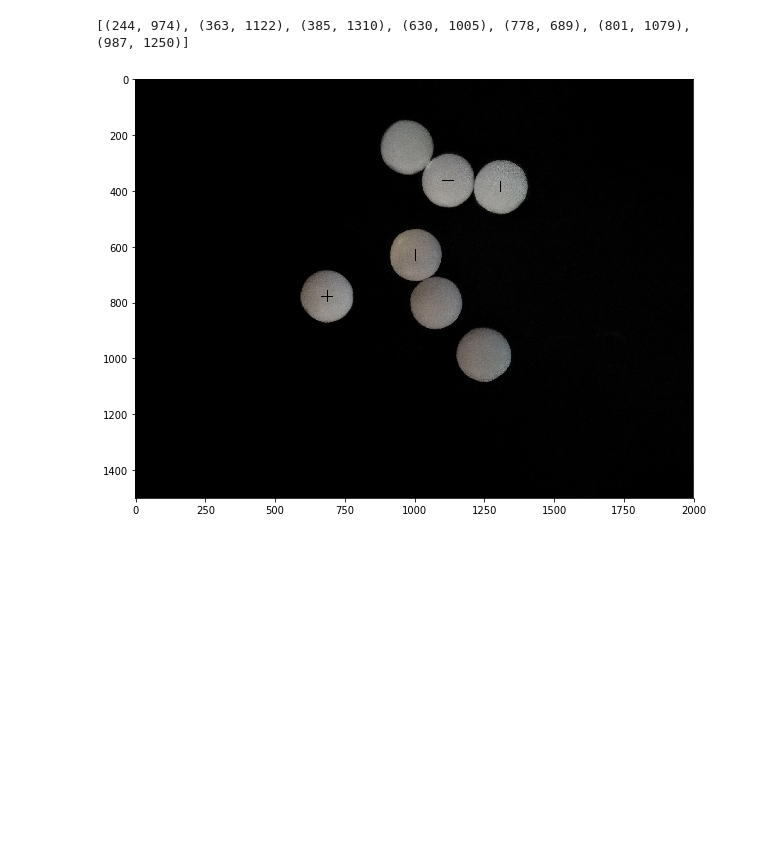
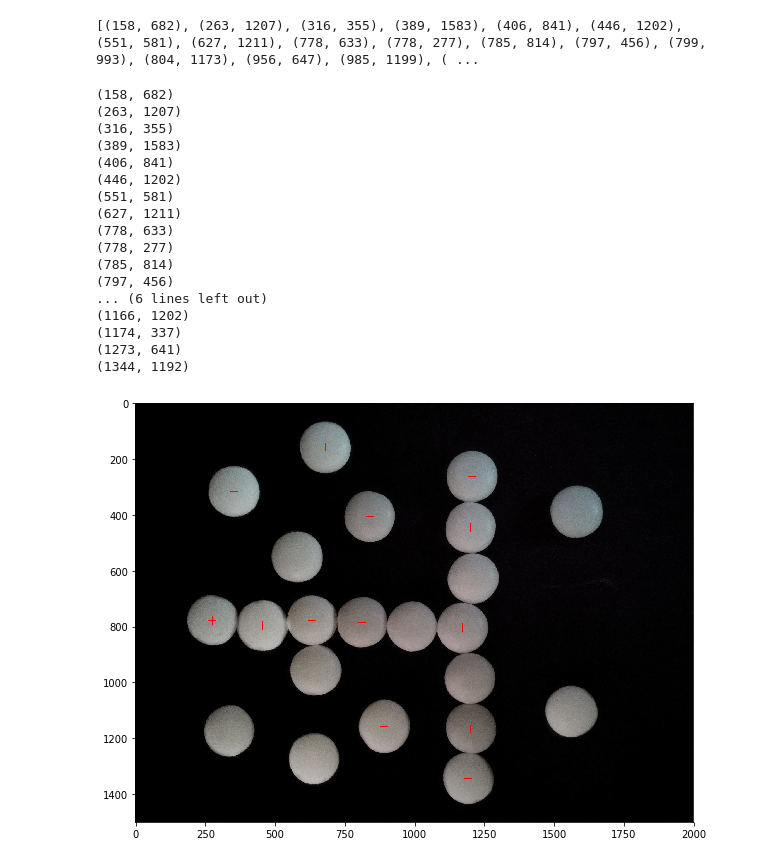
Before and after one commit to Paarzivall/Przetwarzanie-Obraz-w-Cyfrowych, a Jupyter notebook: Projekt_Zaliczeniowy/Na ocene dst/projekt.ipynb, the cells around one changed output. Drawn from its saved outputs; the diff is of its cells as text; code cells hidden in the pictures; blank space fills up the shorter version.

```diff
--- a/Projekt_Zaliczeniowy/Na ocene dst/projekt.ipynb
+++ b/Projekt_Zaliczeniowy/Na ocene dst/projekt.ipynb
@@ -107,7 +107,7 @@ def scal(img):
 
     return img
 # %%
-img = io.imread('mentosy/img4.jpg')
+img = io.imread('mentosy/img15.jpg')
 
 plt.figure(figsize=(15,10))
 plt.imshow(img, cmap="gray")
@@ -128,21 +129,27 @@ def ile_procent(img):
                 tlo += 1
     return (obiekt/tlo)*100
 # %%
+image = img_as_ubyte(rgb2gray(img))#najpierw zmiana na obraz w odcieniach szarości, następnie na wartości 0-255
 th = 150
-image = img_as_ubyte(rgb2gray(img))
-th, bimm = cv2.threshold(image, thresh=th, maxval=255, type=cv2.THRESH_OTSU)
-mbim = cv2.medianBlur(bimm,  11)
+kernel = np.ones((3,3),np.uint8)
+plt.imshow(image, cmap="gray")
+plt.axis('on')
+plt.show()
 
-kernel = np.ones((3,3),np.uint8)
-erodeBin = cv2.erode(mbim, kernel=kernel, iterations=25)
+th, bimm = cv2.threshold(image, thresh=th, maxval=255, type=cv2.THRESH_OTSU)#binaryzacja obrazu wejściowego metodą OTSU
+mbim = cv2.medianBlur(bimm,  11)#filtr medianowy
 
-plt.imshow(erodeBin, cmap="gray")
-plt.axis('off')
+plt.imshow(mbim, cmap="gray")
+plt.axis('on')
 plt.show()
-ile = ile_procent(mbim)
-print('Obiekty na tym obrazie zajmują: %.2f' % ile, "%")
 
-dt = cv2.distanceTransform(mbim, distanceType=cv2.DIST_L2, maskSize=cv2.DIST_MASK_PRECISE)
-th, bim = cv2.threshold(dt, thresh=th, maxval=255, type=cv2.THRESH_BINARY_INV)
-bimm = cv2.erode(bim, kernel=kernel, iterations=25)
+#ile = ile_procent(mbim)
+#print('Obiekty na tym obrazie zajmują: %.2f' % ile, "%")
+
+dt = cv2.distanceTransform(mbim, distanceType=cv2.DIST_L2, maskSize=cv2.DIST_MASK_PRECISE)#transformata odległościowa
+
+th = 45
+th, bim = cv2.threshold(dt, thresh=th, maxval=255, type=cv2.THRESH_BINARY_INV)#ponowna binaryzacja aby obiekty miały wartość 255
+bimm = cv2.erode(bim, kernel=kernel, iterations=25)#operacja erozji
+show2imgs(bimm, dt, title1='Obraz po binaryzacji', title2='Obraz po transformacie odległościowej', size=(25,25))
 # %% [output]
@@ -258,28 +273,46 @@ for i in range(nb_labels):
 
 print(cogs)
 # %% [output]
-[(244, 974), (363, 1122), (385, 1310), (630, 1005), (778, 689), (801, 1079), (987, 1250)]
+[(158, 682), (263, 1207), (316, 355), (389, 1583), (406, 841), (446, 1202), (551, 581), (627, 1211), (778, 633), (778, 277), (785, 814), (797, 456), (799, 993), (804, 1173), (956, 647), (985, 1199), ( ...
 # %%
 def drawMarkers(image, coords):
 
     image = np.copy(image)
 
     for item in coords:
         y,x = item
-        for j in range(y-21, y+20):
-            image[j,x] = 0
-        for i in range(x-21, x+20):
-            image[y,i] = 0
+        print(item)
+        for j in range(y-15, y+15):
+            image[j,x] = (255,0,0)
+        for i in range(x-14, x+15):
+            image[y,i] = (255,0,0)
 
     return image
 
 
 lo = drawMarkers(img, cogs)
 plt.figure(figsize=(10,10))
 plt.imshow(lo,cmap='hot')
 plt.show()
 # %% [output]
+(158, 682)
+(263, 1207)
+(316, 355)
+(389, 1583)
+(406, 841)
+(446, 1202)
+(551, 581)
+(627, 1211)
+(778, 633)
+(778, 277)
+(785, 814)
+(797, 456)
+... (6 lines left out)
+(1166, 1202)
+(1174, 337)
+(1273, 641)
+(1344, 1192)
-[figure, old version]
+[figure, new version]
 # %%
 cogs2 = sorted(cogs, key=itemgetter(0,1))
 print(cogs2)
```
Also changed, not shown: parts of 14 cells of this notebook, 2 other files.
